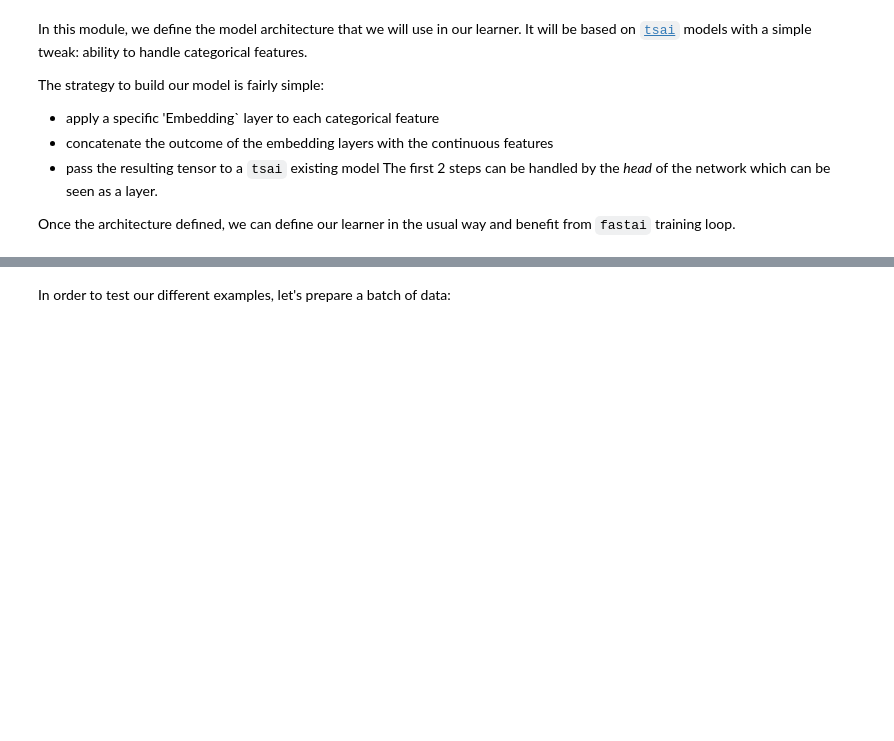
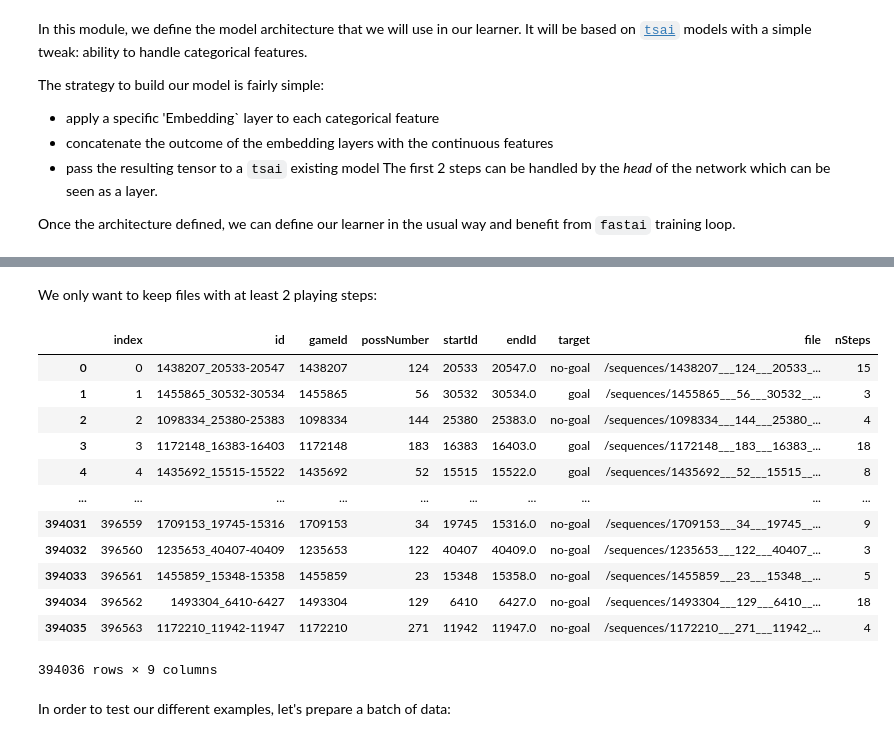
Before and after one commit to tkharrat/footSeq, a Jupyter notebook: 02_learner.ipynb, the cells around one changed output, grey strips where cells are left out. Saved outputs shown, nothing was run; the diff lists cells and outputs as text; code cells hidden in the pictures; blank space fills up the shorter version.

```diff
--- a/02_learner.ipynb
+++ b/02_learner.ipynb
@@ -73,3 +89,22 @@ files_info
+# %% [markdown]
+We only want to keep files with at least 2 playing steps:
+# %%
+files_info = files_info[files_info.nSteps >= 2].reset_index()
+files_info
+# %% [output]
+|  | index | id | gameId | possNumber | startId | endId | target | file | nSteps |
+| 0 | 0 | 1438207_20533-20547 | 1438207 | 124 | 20533 | 20547.0 | no-goal | /sequences/1438207___124___20533_... | 15 |
+| 1 | 1 | 1455865_30532-30534 | 1455865 | 56 | 30532 | 30534.0 | goal | /sequences/1455865___56___30532__... | 3 |
+| 2 | 2 | 1098334_25380-25383 | 1098334 | 144 | 25380 | 25383.0 | no-goal | /sequences/1098334___144___25380_... | 4 |
+| 3 | 3 | 1172148_16383-16403 | 1172148 | 183 | 16383 | 16403.0 | goal | /sequences/1172148___183___16383_... | 18 |
+| 4 | 4 | 1435692_15515-15522 | 1435692 | 52 | 15515 | 15522.0 | goal | /sequences/1435692___52___15515__... | 8 |
+| ... | ... | ... | ... | ... | ... | ... | ... | ... | ... |
+| 394031 | 396559 | 1709153_19745-15316 | 1709153 | 34 | 19745 | 15316.0 | no-goal | /sequences/1709153___34___19745__... | 9 |
+| 394032 | 396560 | 1235653_40407-40409 | 1235653 | 122 | 40407 | 40409.0 | no-goal | /sequences/1235653___122___40407_... | 3 |
+| 394033 | 396561 | 1455859_15348-15358 | 1455859 | 23 | 15348 | 15358.0 | no-goal | /sequences/1455859___23___15348__... | 5 |
+| 394034 | 396562 | 1493304_6410-6427 | 1493304 | 129 | 6410 | 6427.0 | no-goal | /sequences/1493304___129___6410__... | 18 |
+| 394035 | 396563 | 1172210_11942-11947 | 1172210 | 271 | 11942 | 11947.0 | no-goal | /sequences/1172210___271___11942_... | 4 |
+394036 rows × 9 columns
 # %% [markdown]
 In order to test our different examples, let's prepare a batch of data:
 # %%
```
Also changed, not shown: parts of 20 cells of this notebook, 14 other files.
